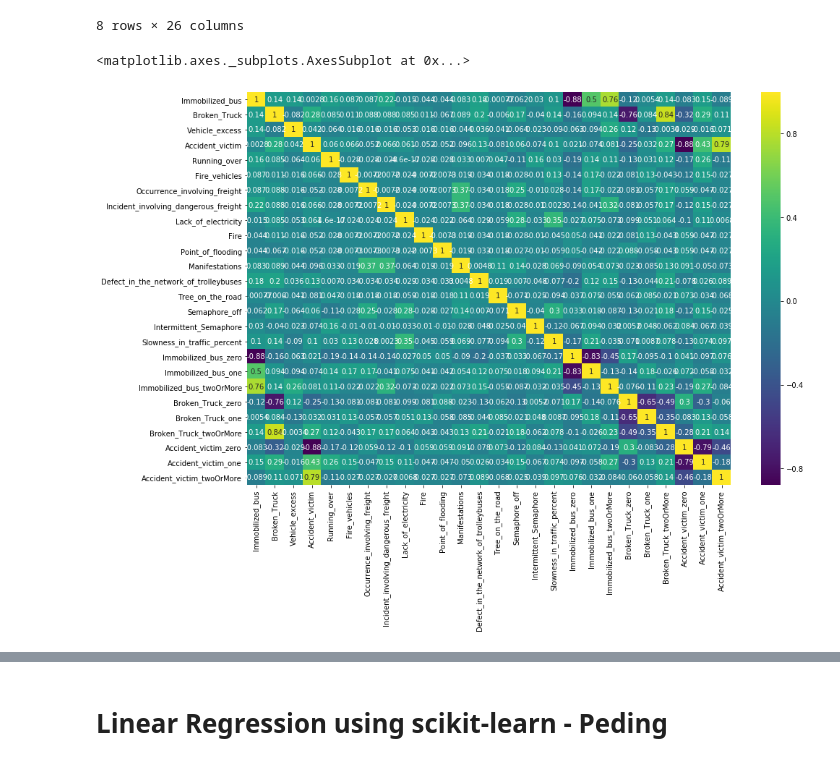
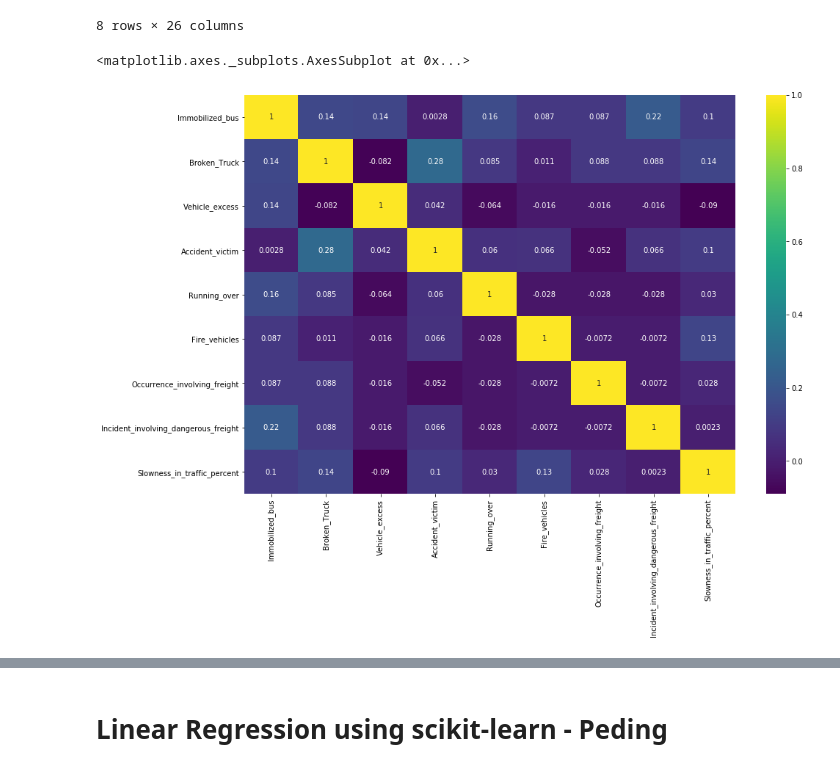
Before and after one commit to badalb/FE, a Jupyter notebook: FE-Project.ipynb, the cells around one changed output, grey strips where cells are left out. Cells and saved outputs as stored; diff of their text form; code cells hidden in the pictures.

```diff
--- a/FE-Project.ipynb
+++ b/FE-Project.ipynb
@@ -628,8 +628,10 @@ df.describe()
 | max | 4.000000 | 5.000000 | 1.000000 | 3.000000 | 1.000000 | 1.000000 | ... |
 8 rows × 26 columns
 # %%
+df1 = df[['Immobilized_bus', 'Broken_Truck', 'Vehicle_excess','Accident_victim','Running_over','Fire_vehicles','Occurrence_involving_freight','Incident_involving_dangerous_freight','Slowness_in_traffic_percent']]
+
 plt.figure(figsize=(15, 10))
-sns.heatmap(df.corr(), annot=True, cmap='viridis')
+sns.heatmap(df1.corr(), annot=True, cmap='viridis')
 # %% [output]
 <matplotlib.axes._subplots.AxesSubplot at 0x...>
-[figure, old version]
+[figure, new version]
```
Also changed, not shown: parts of 9 cells of this notebook.
